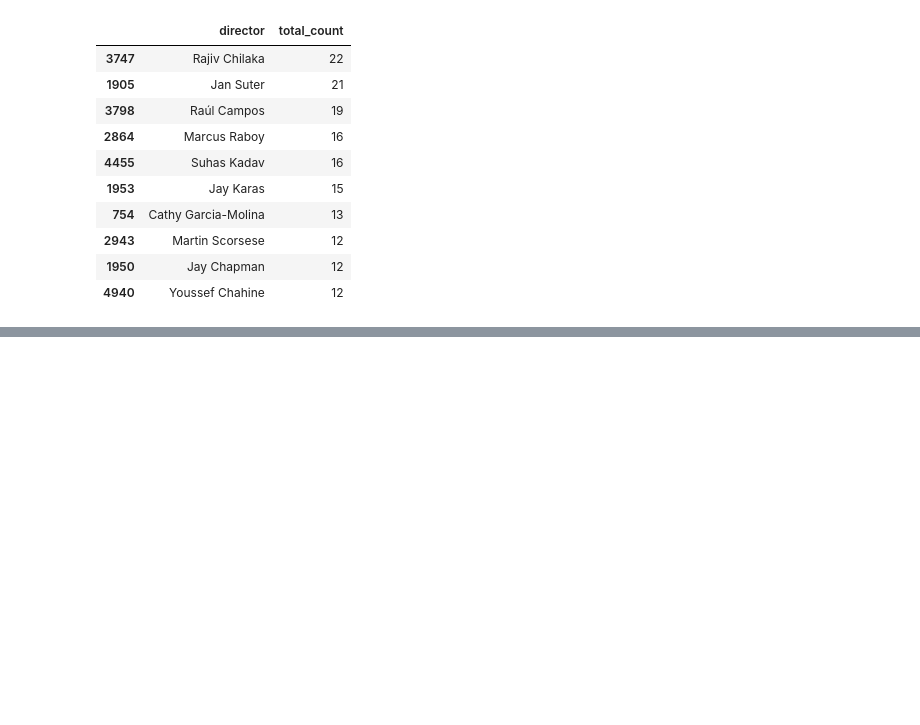
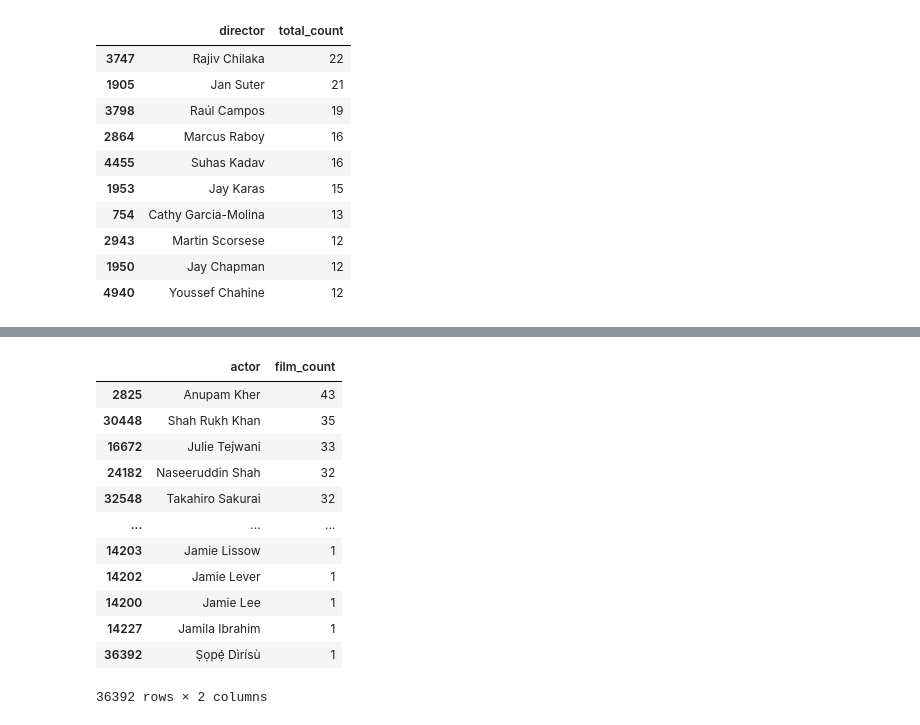
Before and after one commit to pragnakulkarni/Netflix-Movies-and-TV-Shows, a Jupyter notebook: Welcome_To_Colab.ipynb, the cells around one changed output, grey strips where cells are left out. Saved outputs shown, nothing was run; the diff lists cells and outputs as text; code cells hidden in the pictures; blank space fills up the shorter version.

```diff
--- a/Welcome_To_Colab.ipynb
+++ b/Welcome_To_Colab.ipynb
@@ -245,0 +296,17 @@ top10Directors
+# %%
+known_actors = known_actors.sort_values(by = 'film_count', ascending = False)
+known_actors
+# %% [output]
+|  | actor | film_count |
+| 2825 | Anupam Kher | 43 |
+| 30448 | Shah Rukh Khan | 35 |
+| 16672 | Julie Tejwani | 33 |
+| 24182 | Naseeruddin Shah | 32 |
+| 32548 | Takahiro Sakurai | 32 |
+| ... | ... | ... |
+| 14203 | Jamie Lissow | 1 |
+| 14202 | Jamie Lever | 1 |
+| 14200 | Jamie Lee | 1 |
+| 14227 | Jamila Ibrahim | 1 |
+| 36392 | Ṣọpẹ́ Dìrísù | 1 |
+36392 rows × 2 columns
```
Also changed, not shown: parts of 9 cells of this notebook.
